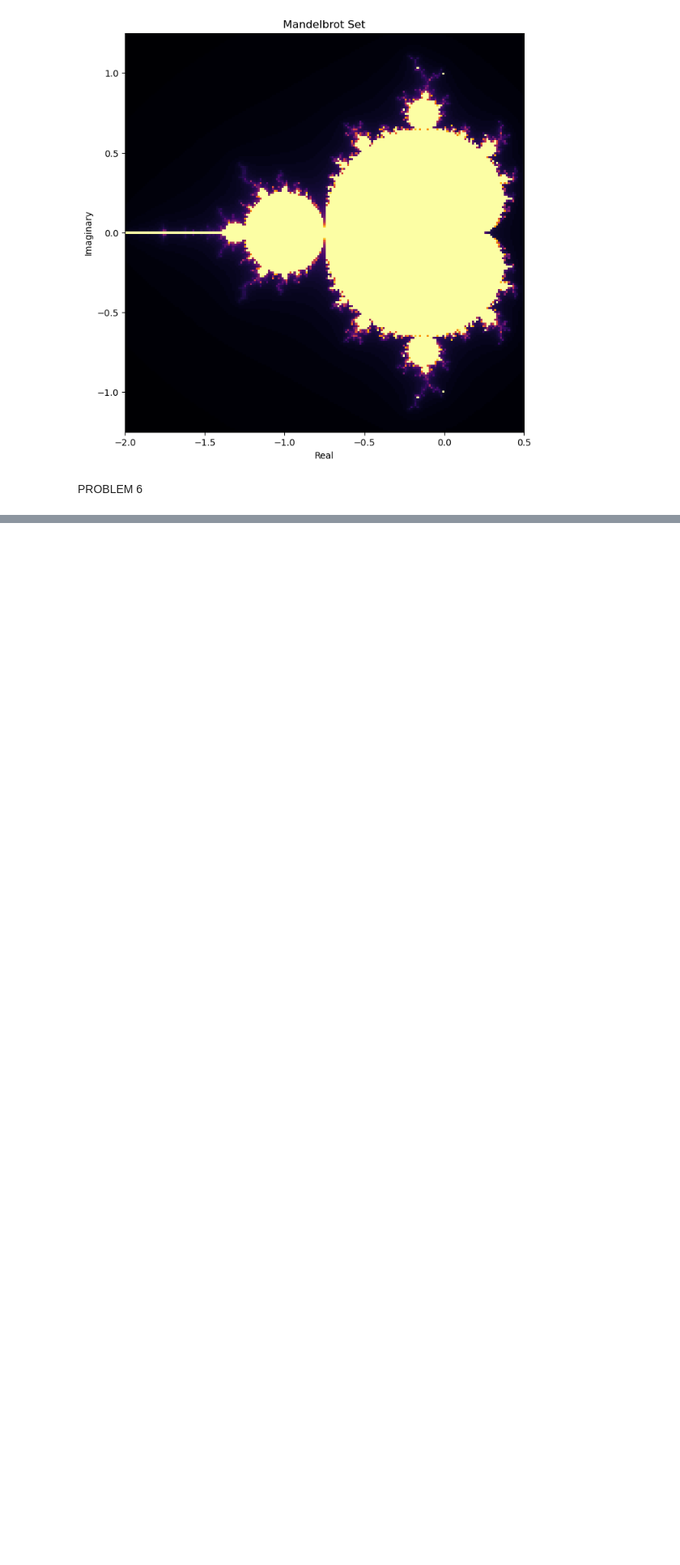
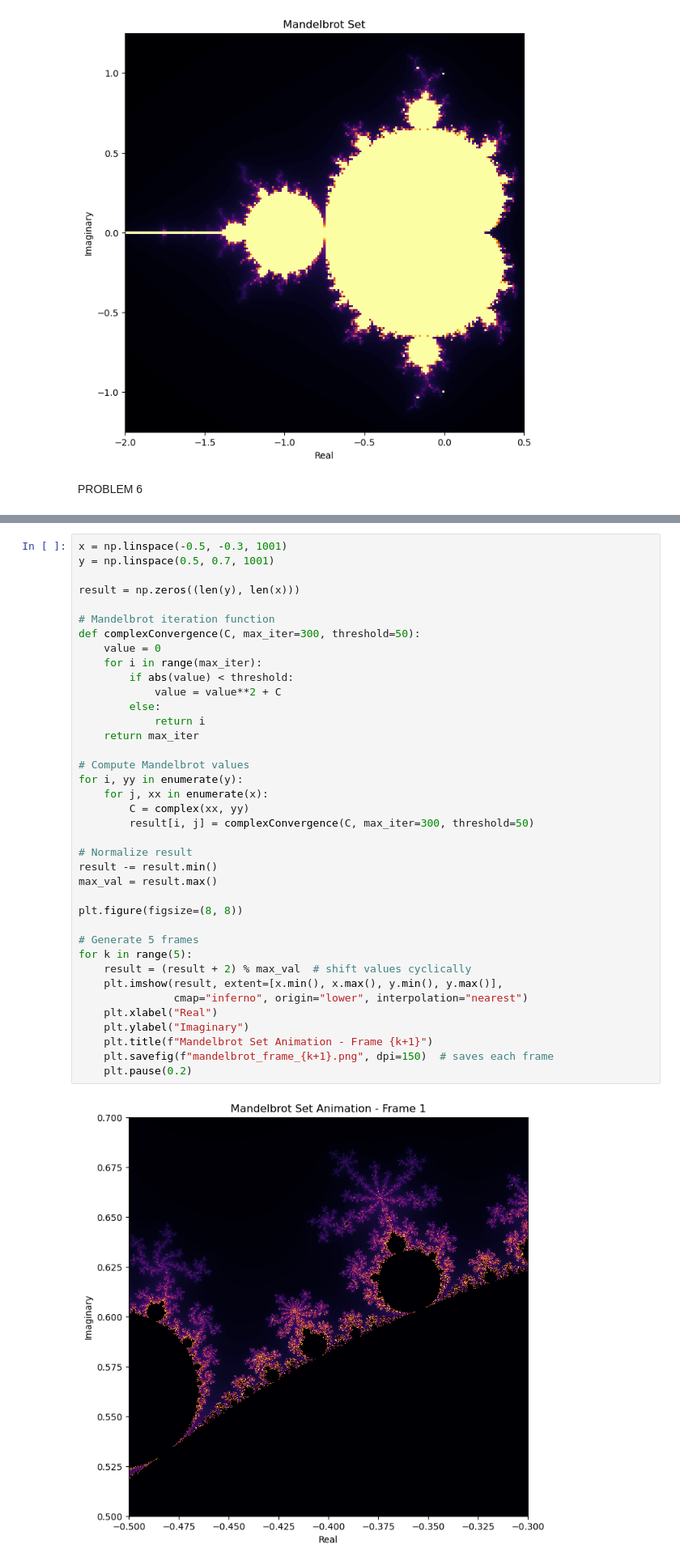
Before and after one commit to s1moncha/eps109, a Jupyter notebook: labs/lab5/main.ipynb, the cells around one changed output, grey strips where cells are left out. Shown at 81% size. Cells and saved outputs as stored; diff of their text form; blank space fills up the shorter version.

```diff
--- a/labs/lab5/main.ipynb
+++ b/labs/lab5/main.ipynb
@@ -158,0 +184,40 @@ The higher I increase the number of iterations of the series, the more granular
+# %%
+x = np.linspace(-0.5, -0.3, 1001)
+y = np.linspace(0.5, 0.7, 1001)
+
+result = np.zeros((len(y), len(x)))
+
+# Mandelbrot iteration function
+def complexConvergence(C, max_iter=300, threshold=50):
+    value = 0
+    for i in range(max_iter):
+        if abs(value) < threshold:
+            value = value**2 + C
+        else:
+            return i
+    return max_iter
+
+# Compute Mandelbrot values
+for i, yy in enumerate(y):
+    for j, xx in enumerate(x):
+        C = complex(xx, yy)
+        result[i, j] = complexConvergence(C, max_iter=300, threshold=50)
+
+# Normalize result
+result -= result.min()
+max_val = result.max()
+
+plt.figure(figsize=(8, 8))
+
+# Generate 5 frames
+for k in range(5):
+    result = (result + 2) % max_val  # shift values cyclically
+    plt.imshow(result, extent=[x.min(), x.max(), y.min(), y.max()],
+               cmap="inferno", origin="lower", interpolation="nearest")
+    plt.xlabel("Real")
+    plt.ylabel("Imaginary")
+    plt.title(f"Mandelbrot Set Animation - Frame {k+1}")
+    plt.savefig(f"mandelbrot_frame_{k+1}.png", dpi=150)  # saves each frame
+    plt.pause(0.2)
+# %% [output]
+[figure, added]
```
Also changed, not shown: parts of 6 cells of this notebook, 5 other files.
